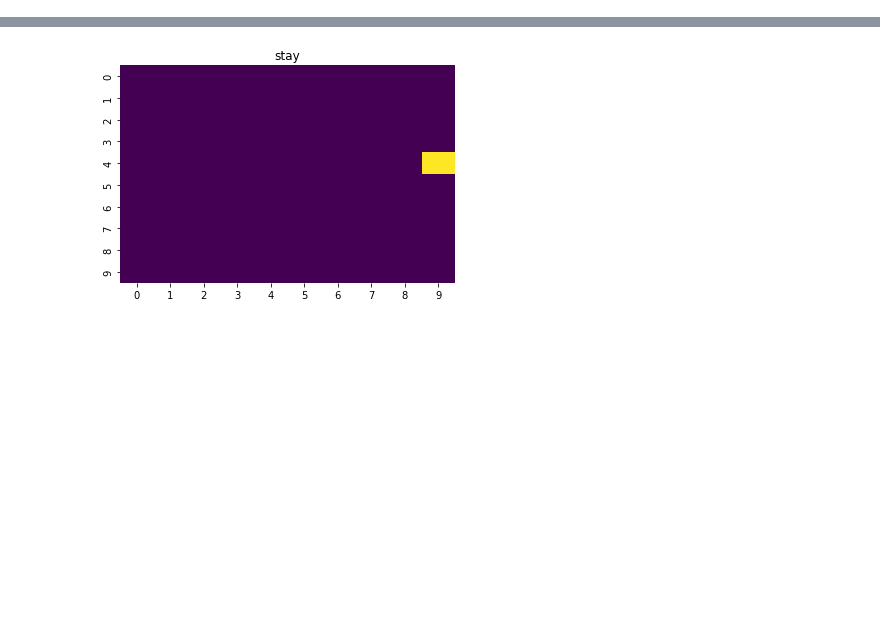
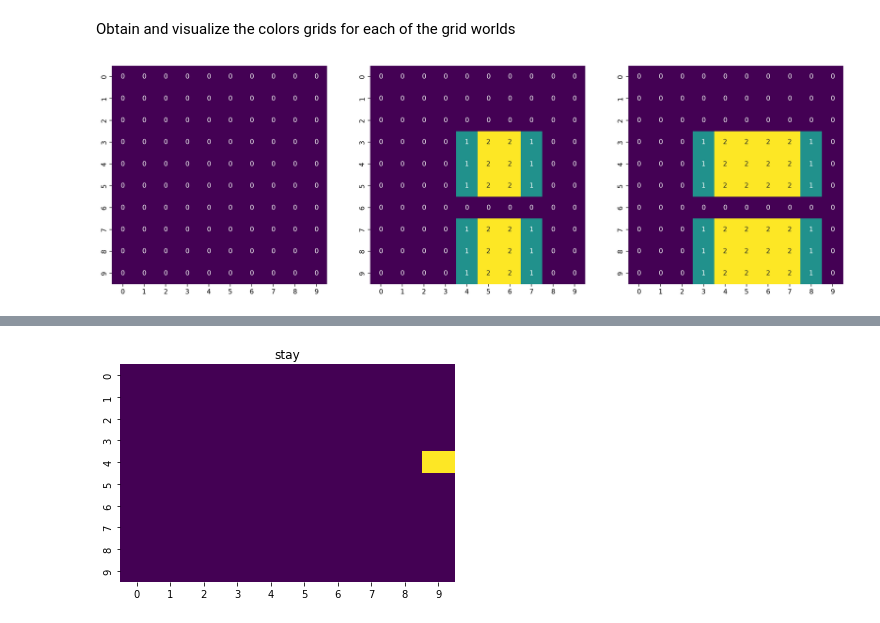
Before and after one commit to skbwu/probabilistic-missing-data-imputation, a Jupyter notebook: gridworlds.ipynb, the cells around one changed output, grey strips where cells are left out. Drawn from its saved outputs; the diff is of its cells as text; code cells hidden in the pictures; blank space fills up the shorter version.

```diff
--- a/gridworlds.ipynb
+++ b/gridworlds.ipynb
@@ -124,0 +22,14 @@ def wind(state, pwind_i, pwind_j):
+# %% [markdown]
+Obtain and visualize the colors grids for each of the grid worlds
+# %%
+# make the color-grid for GridWorld1
+gw0_colors = gwh.make_gw_colors(gw0)
+gw1_colors = gwh.make_gw_colors(gw1)
+gw2_colors = gwh.make_gw_colors(gw2)
+
+fig, ax = plt.subplots(1, 3, dpi=200, figsize=(20, 6))
+gwh.visualize_reward_grid(gw0_colors, ax[0])
+gwh.visualize_reward_grid(gw1_colors, ax[1])
+gwh.visualize_reward_grid(gw2_colors, ax[2])
+# %% [output]
+[figure, added]
```
Also changed, not shown: parts of 18 cells of this notebook, 1 other file.
